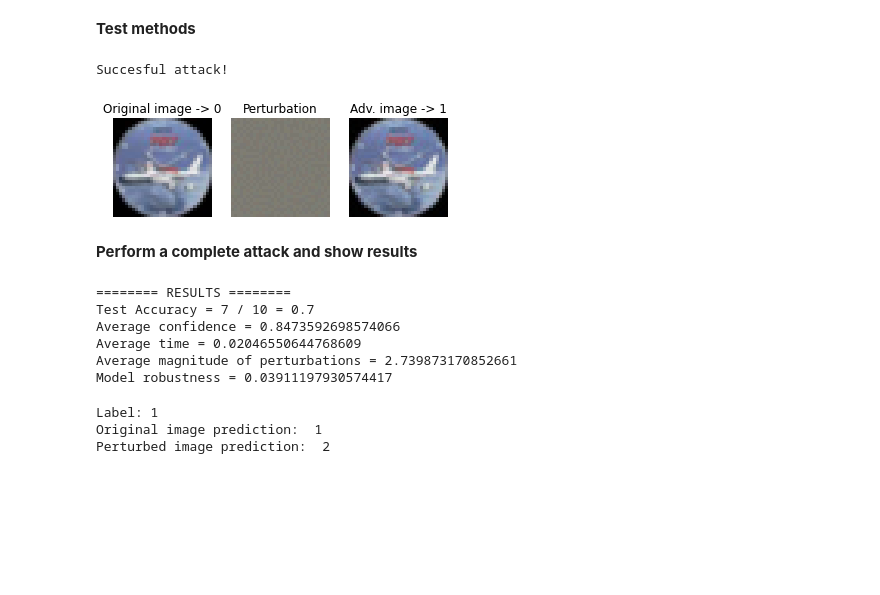
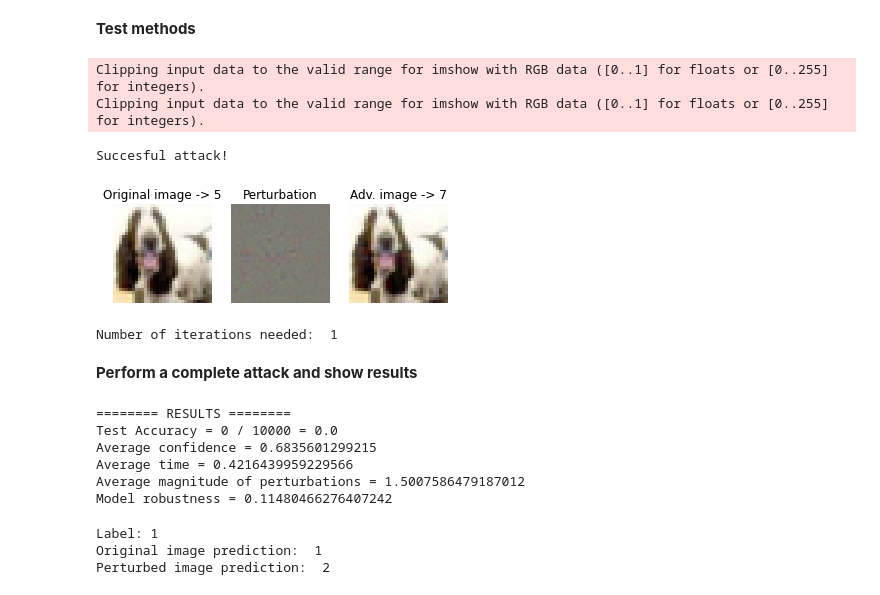
Before and after one commit to pabloac31/TFG, a Jupyter notebook: cifar10_experiments.ipynb, the cells around one changed output. Saved outputs shown, nothing was run; the diff lists cells and outputs as text; code cells hidden in the pictures; blank space fills up the shorter version.

```diff
--- a/cifar10_experiments.ipynb
+++ b/cifar10_experiments.ipynb
@@ -33,3 +24,8 @@ iv3 = inception_v3(pretrained=True)
+# %%
+resnet = resnet50(pretrained=True)
+densenet = densenet169(pretrained=True)
+mobnet = mobilenet_v2(pretrained=True)
+iv3 = inception_v3(pretrained=True)
 # %% [markdown]
 **Use CUDA if available for faster results**
 # %%
@@ -63,29 +57,32 @@ InceptionV3 accuracy on CIFAR10 test set:  0.9541
 **Set method parameters**
 # %%
 params_fgsm = {'epsilon': 0.01, 'clip': True}
+params_deepfool = {'num_classes': 10, 'overshoot': 0.02, 'max_iter': 50, 'clip': True}
 # %% [markdown]
 **Test methods**
 # %%
 image, label = next(iter(adv_loader))
-test_method(iv3, device, image, label, method='fgsm', params=params_fgsm)
+test_method(resnet, device, image, label, method='deepfool', params=params_deepfool)
 # %% [output]
-Succesful attack!
+Clipping input data to the valid range for imshow with RGB data ([0..1] for floats or [0..255] for integers).
+Clipping input data to the valid range for imshow with RGB data ([0..1] for floats or [0..255] for integers).
+Succesful attack!
-[figure, old version]
+[figure, new version]
+Number of iterations needed:  1
 # %% [markdown]
 **Perform a complete attack and show results**
 # %%
-#params = {'num_classes': 10, 'overshoot': 0.02, 'max_iter': 50, 'lambda_fac': 1.0}
 #params = {'lambda_': 3., 'max_iter': 20, 'epsilon': 0.2, 'delta': 255}
 #params = {'target_label': None, 'iters': 10, 'pop_size': 100, 'verbose': True}
 
-adv_examples = attack_model(iv3, device, adv_loader, 'fgsm', params_fgsm, iters=10)
+adv_examples = attack_model(resnet, device, adv_loader, 'deepfool', params_deepfool)
 # %% [output]
 ======== RESULTS ========
-Test Accuracy = 7 / 10 = 0.7
-Average confidence = 0.8473592698574066
-Average time = 0.02046550644768609
-Average magnitude of perturbations = 2.739873170852661
-Model robustness = 0.03911197930574417
+Test Accuracy = 0 / 10000 = 0.0
+Average confidence = 0.6835601299215
+Average time = 0.4216439959229566
+Average magnitude of perturbations = 1.5007586479187012
+Model robustness = 0.11480466276407242
 # %%
 v = universal_perturbation(univ_loader, iv3, device, delta=0.1)
 
```
Also changed, not shown: parts of 7 cells of this notebook.
